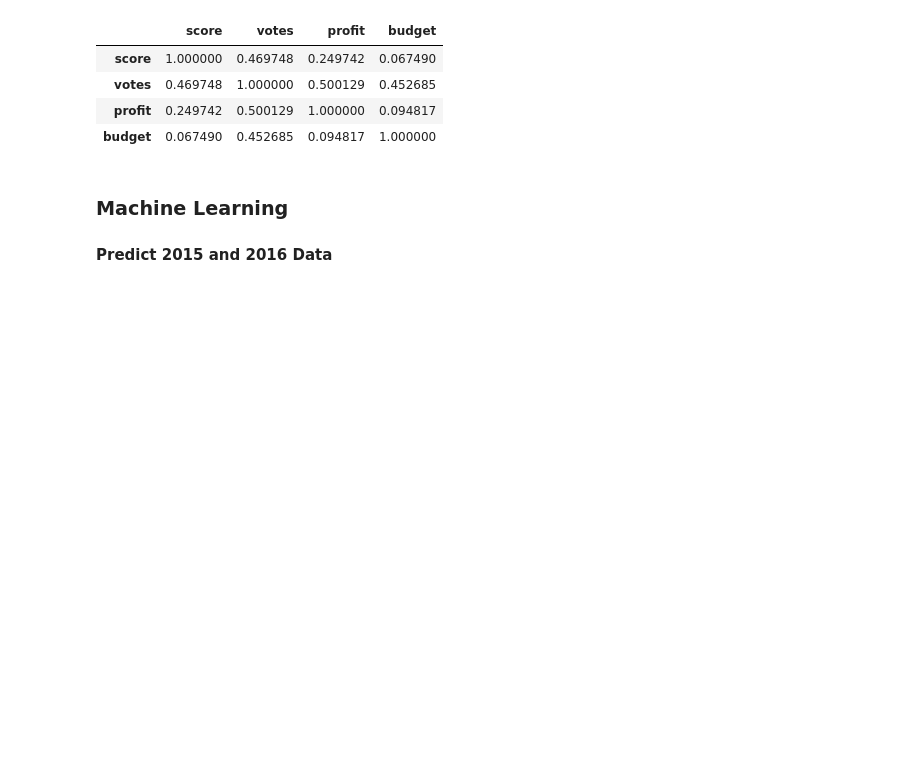
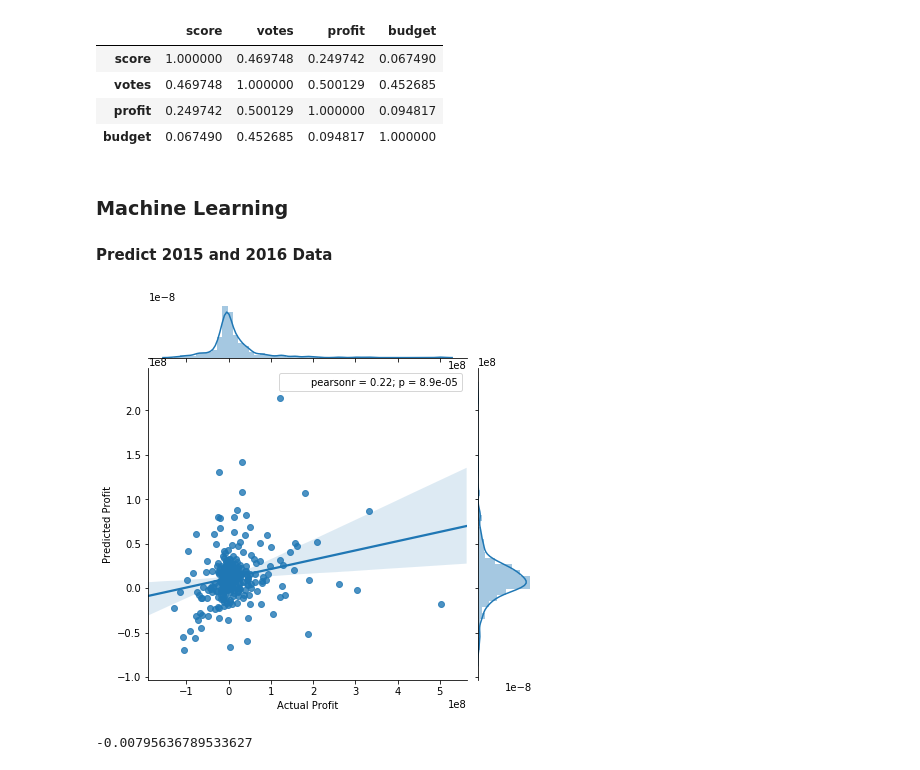
Before and after one commit to NujjA/Tech-Interview-Practice, a Jupyter notebook: Box Office Predictions.ipynb, the cells around one changed output. Cells and saved outputs as stored; diff of their text form; code cells hidden in the pictures; blank space fills up the shorter version.

Commit message:
feat: Finish Box Office Predictions
Finishes the box office data predictions.

```diff
--- a/Box Office Predictions.ipynb
+++ b/Box Office Predictions.ipynb
@@ -226,0 +224,38 @@ data[['score', 'votes', 'profit', 'budget']].corr()
+# %%
+# imports
+from sklearn.ensemble import RandomForestRegressor
+from sklearn.metrics import r2_score
+
+# drop name because it acts as an index
+# drop gross, votes, score because you wouldn't know them at prediction time
+
+abt = pd.get_dummies(data.drop(['name', 'gross', 'votes', 'score'], axis = 1))
+# %%
+# train is 2014 and earlier, test is 2015 and 2016
+train = abt[abt.age >= 0]
+test = abt[abt.age < 0]
+
+y_train = train.profit
+X_train = train.drop(['profit'], axis=1)
+
+y_test = test.profit
+X_test = test.drop(['profit'], axis=1)
+# %%
+# Train random forest
+
+rf = RandomForestRegressor()
+rf.fit(X_train, y_train)
+pred = rf.predict(X_test)
+# %%
+import seaborn as sns
+sns.jointplot(y_test, pred, kind='reg')
+plt.xlabel('Actual Profit')
+plt.ylabel('Predicted Profit')
+plt.show()
+# %% [output]
+[figure, added]
+# %%
+# R^2
+r2_score(y_test, pred)
+# %% [output]
+-0.00795636789533627
```
Also changed, not shown: parts of 11 cells of this notebook.
